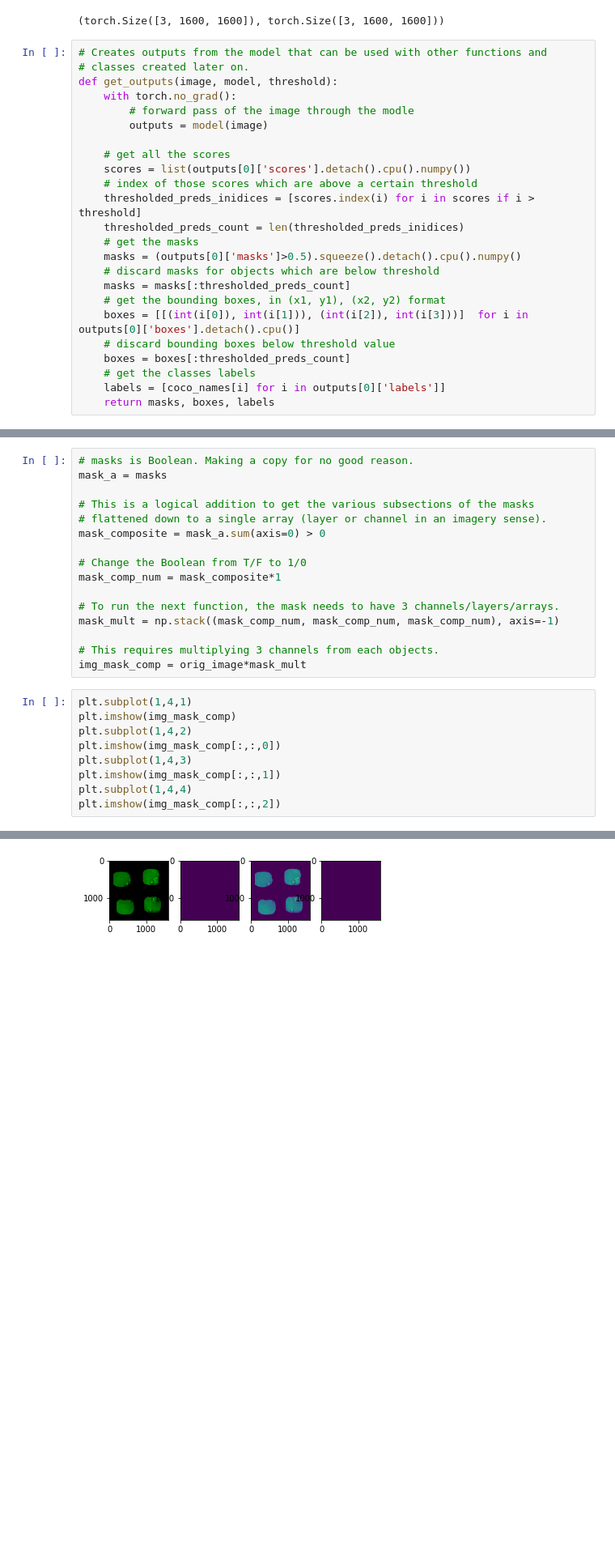
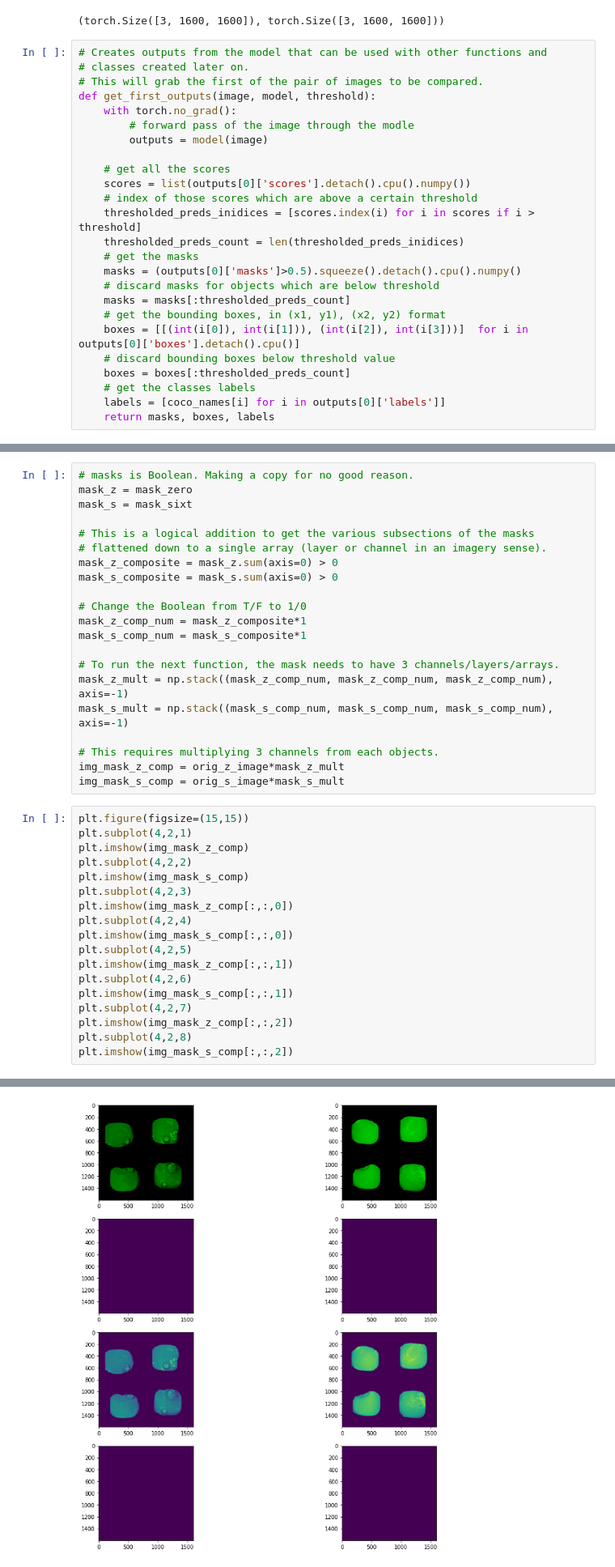
Before and after one commit to ncsu-landscape-dynamics/LAMP_assay_automation, a Jupyter notebook: Model_to_green_value.ipynb, the cells around one changed output, grey strips where cells are left out. Shown at 81% size. Drawn from its saved outputs; the diff is of its cells as text; blank space fills up the shorter version.

```diff
--- a/Model_to_green_value.ipynb
+++ b/Model_to_green_value.ipynb
@@ -147,7 +145,8 @@ di100.shape,di100.shape
 # %%
 # Creates outputs from the model that can be used with other functions and
 # classes created later on.
-def get_outputs(image, model, threshold):
+# This will grab the first of the pair of images to be compared.
+def get_first_outputs(image, model, threshold):
     with torch.no_grad():
         # forward pass of the image through the modle
         outputs = model(image)
@@ -232,32 +259,46 @@ def show(imgs):
         axs[0, i].set(xticklabels=[], yticklabels=[], xticks=[], yticks=[])
 # %%
 # masks is Boolean. Making a copy for no good reason.
-mask_a = masks
+mask_z = mask_zero
+mask_s = mask_sixt
 
 # This is a logical addition to get the various subsections of the masks
 # flattened down to a single array (layer or channel in an imagery sense).
-mask_composite = mask_a.sum(axis=0) > 0
+mask_z_composite = mask_z.sum(axis=0) > 0
+mask_s_composite = mask_s.sum(axis=0) > 0
 
 # Change the Boolean from T/F to 1/0
-mask_comp_num = mask_composite*1
+mask_z_comp_num = mask_z_composite*1
+mask_s_comp_num = mask_s_composite*1
 
 # To run the next function, the mask needs to have 3 channels/layers/arrays.
-mask_mult = np.stack((mask_comp_num, mask_comp_num, mask_comp_num), axis=-1)
+mask_z_mult = np.stack((mask_z_comp_num, mask_z_comp_num, mask_z_comp_num), axis=-1)
+mask_s_mult = np.stack((mask_s_comp_num, mask_s_comp_num, mask_s_comp_num), axis=-1)
 
 # This requires multiplying 3 channels from each objects.
-img_mask_comp = orig_image*mask_mult
+img_mask_z_comp = orig_z_image*mask_z_mult
+img_mask_s_comp = orig_s_image*mask_s_mult
 # %%
-plt.subplot(1,4,1)
-plt.imshow(img_mask_comp)
-plt.subplot(1,4,2)
-plt.imshow(img_mask_comp[:,:,0])
-plt.subplot(1,4,3)
-plt.imshow(img_mask_comp[:,:,1])
-plt.subplot(1,4,4)
-plt.imshow(img_mask_comp[:,:,2])
+plt.figure(figsize=(15,15))
+plt.subplot(4,2,1)
+plt.imshow(img_mask_z_comp)
+plt.subplot(4,2,2)
+plt.imshow(img_mask_s_comp)
+plt.subplot(4,2,3)
+plt.imshow(img_mask_z_comp[:,:,0])
+plt.subplot(4,2,4)
+plt.imshow(img_mask_s_comp[:,:,0])
+plt.subplot(4,2,5)
+plt.imshow(img_mask_z_comp[:,:,1])
+plt.subplot(4,2,6)
+plt.imshow(img_mask_s_comp[:,:,1])
+plt.subplot(4,2,7)
+plt.imshow(img_mask_z_comp[:,:,2])
+plt.subplot(4,2,8)
+plt.imshow(img_mask_s_comp[:,:,2])
 # %% [output]
 <matplotlib.image.AxesImage at 0x...>
-[figure, old version]
+[figure, new version]
 # %%
 # Break images up into four sections.
 def four_cn(x):
```
Also changed, not shown: parts of 9 cells of this notebook.
